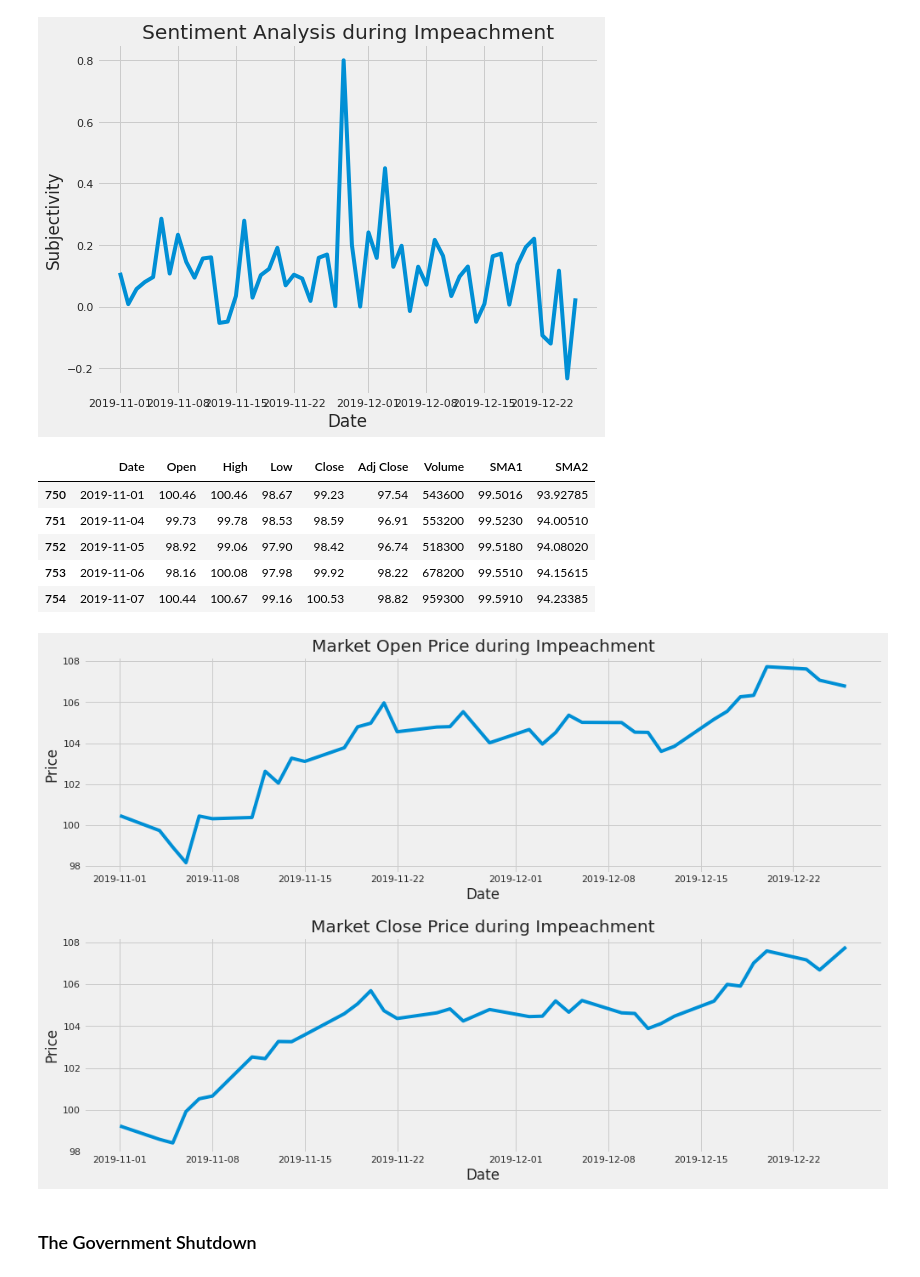
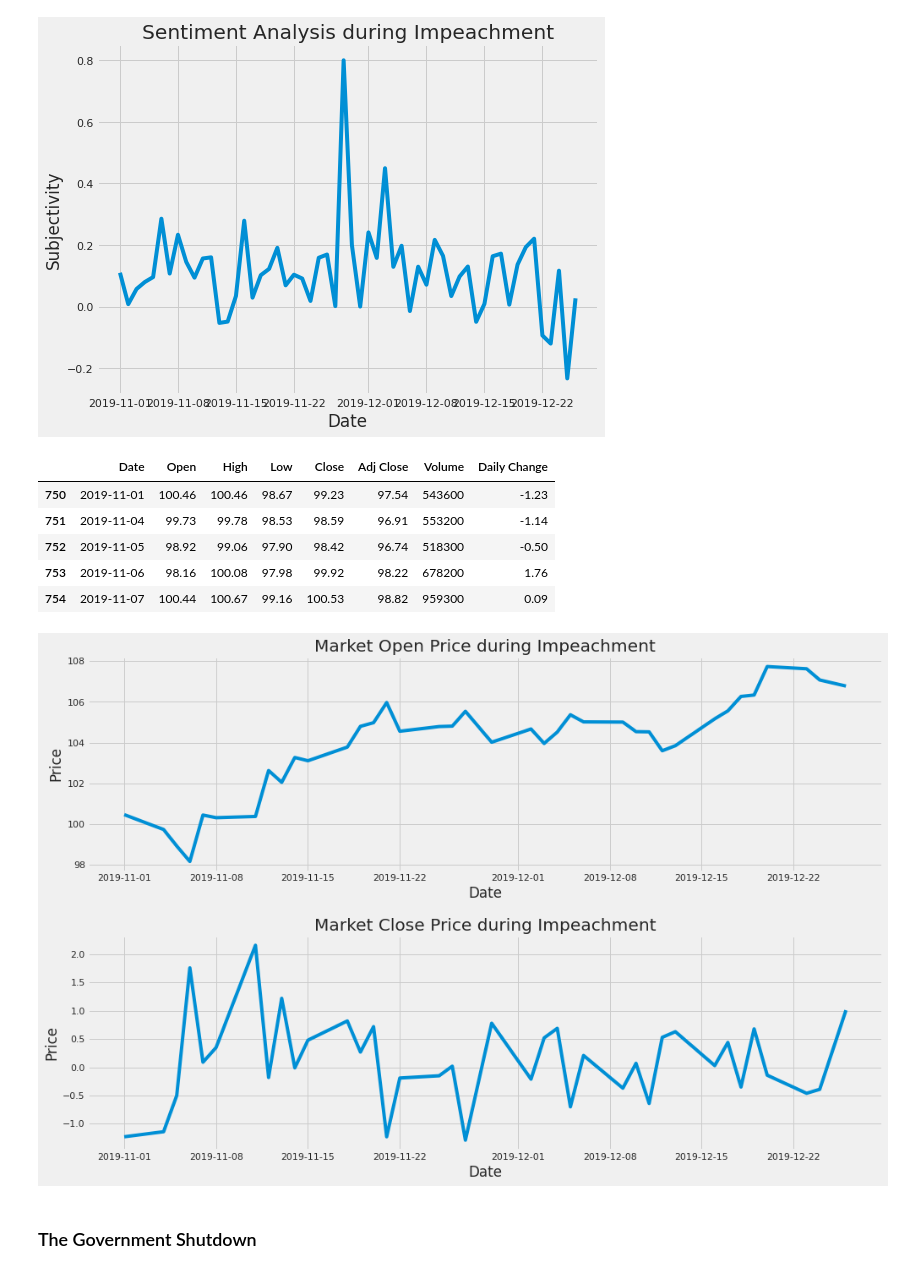
Before and after one commit to cybertraining-dsc/fa20-523-307, a Jupyter notebook: project/Analysis of Financial Markets based on President Trump's Tweets.ipynb, the cells around one changed output. Saved outputs shown, nothing was run; the diff lists cells and outputs as text; code cells hidden in the pictures.

Commit message:
Work on daily change for stock price

```diff
--- a/project/Analysis of Financial Markets based on President Trump's Tweets.ipynb
+++ b/project/Analysis of Financial Markets based on President Trump's Tweets.ipynb
@@ -534,6 +534,8 @@ plt.legend()
 plt.show()
 # %% [output]
 [figure]
+# %%
+stock_data = stock_data.drop(['SMA1', 'SMA2'], axis=1)
 # %% [markdown]
 ## Sentiment Analysis
 # %%
@@ -854,30 +854,36 @@ impeachment_stock_data = stock_data.drop(labels=['SMA1', 'SMA2'], axis=1)
 # %%
 impeachment_stock_data = stock_data[stock_data['Date'] >= pd.to_datetime('2019-11-01')]
 impeachment_stock_data = impeachment_stock_data[impeachment_stock_data['Date'] <= pd.to_datetime('2019-12-26')]
+impeachment_stock_data["Daily Change"] = impeachment_stock_data['Close'] - impeachment_stock_data['Open']
 impeachment_stock_data.head()
 # %% [output]
-|  | Date | Open | High | Low | Close | Adj Close | Volume | SMA1 | SMA2 |
-| 750 | 2019-11-01 | 100.46 | 100.46 | 98.67 | 99.23 | 97.54 | 543600 | 99.5016 | 93.92785 |
-| 751 | 2019-11-04 | 99.73 | 99.78 | 98.53 | 98.59 | 96.91 | 553200 | 99.5230 | 94.00510 |
-| 752 | 2019-11-05 | 98.92 | 99.06 | 97.90 | 98.42 | 96.74 | 518300 | 99.5180 | 94.08020 |
-| 753 | 2019-11-06 | 98.16 | 100.08 | 97.98 | 99.92 | 98.22 | 678200 | 99.5510 | 94.15615 |
-| 754 | 2019-11-07 | 100.44 | 100.67 | 99.16 | 100.53 | 98.82 | 959300 | 99.5910 | 94.23385 |
+|  | Date | Open | High | Low | Close | Adj Close | Volume | Daily Change |
+| 750 | 2019-11-01 | 100.46 | 100.46 | 98.67 | 99.23 | 97.54 | 543600 | -1.23 |
+| 751 | 2019-11-04 | 99.73 | 99.78 | 98.53 | 98.59 | 96.91 | 553200 | -1.14 |
+| 752 | 2019-11-05 | 98.92 | 99.06 | 97.90 | 98.42 | 96.74 | 518300 | -0.50 |
+| 753 | 2019-11-06 | 98.16 | 100.08 | 97.98 | 99.92 | 98.22 | 678200 | 1.76 |
+| 754 | 2019-11-07 | 100.44 | 100.67 | 99.16 | 100.53 | 98.82 | 959300 | 0.09 |
 # %%
 fig = plt.figure(figsize=(15,10))
 ax1 = fig.add_subplot(2,1,1)
 ax2 = fig.add_subplot(2,1,2)
 ax1.plot(impeachment_stock_data['Date'], impeachment_stock_data['Open'])
 ax1.set_xlabel("Date")
 ax1.set_ylabel("Price")
 ax1.set_title('Market Open Price during Impeachment')
+# plt.subplots_adjust(hspace=0.3)
+# ax2.plot(impeachment_stock_data['Date'], impeachment_stock_data['Close'])
+# ax2.set_xlabel("Date")
+# ax2.set_ylabel("Price")
+# ax2.set_title('Market Close Price during Impeachment')
 plt.subplots_adjust(hspace=0.3)
-ax2.plot(impeachment_stock_data['Date'], impeachment_stock_data['Close'])
+ax2.plot(impeachment_stock_data['Date'],  impeachment_stock_data['Daily Change'])
 ax2.set_xlabel("Date")
 ax2.set_ylabel("Price")
 ax2.set_title('Market Close Price during Impeachment')
 plt.show()
 # %% [output]
-[figure, old version]
+[figure, new version]
 # %% [markdown]
 ### The Government Shutdown
 # %%
```
Also changed, not shown: parts of 1 cell of this notebook.
